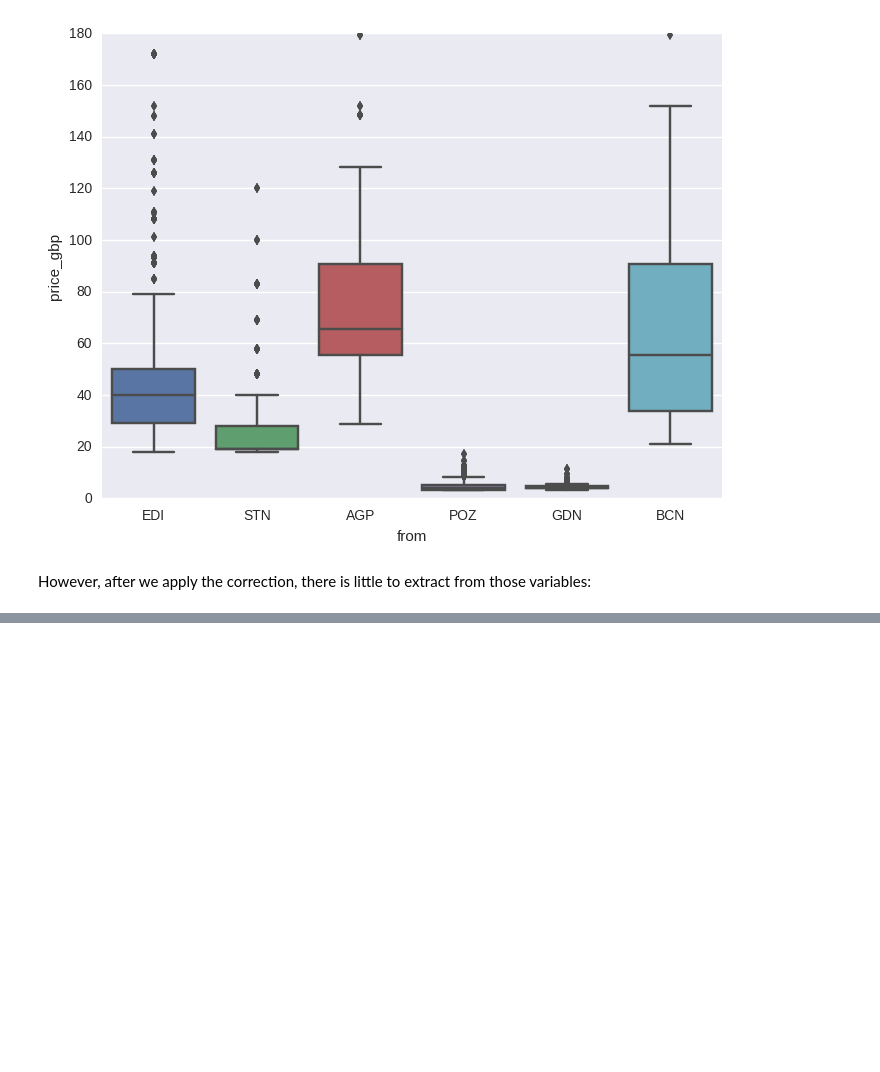
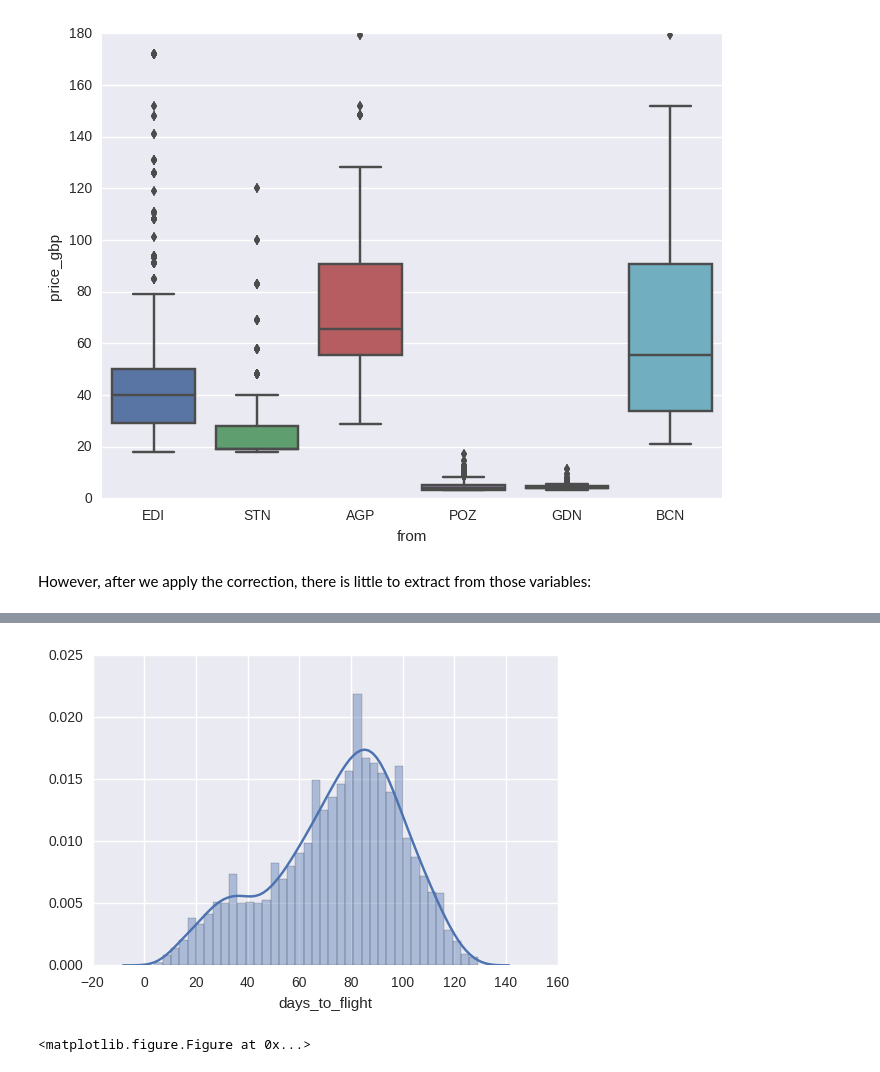
Before and after one commit to iramusa/price-pred, a Jupyter notebook: notebooks/visualise.ipynb, the cells around one changed output, grey strips where cells are left out. Saved outputs shown, nothing was run; the diff lists cells and outputs as text; code cells hidden in the pictures; blank space fills up the shorter version.

```diff
--- a/notebooks/visualise.ipynb
+++ b/notebooks/visualise.ipynb
@@ -126,0 +136,7 @@ fig = sns.boxplot(x=var_ctrl, y=var_dep, data=data)
+# %%
+#histogram and normal probability plot
+sns.distplot(data['days_to_flight']);
+fig = plt.figure()
+# %% [output]
+[figure, added]
+<matplotlib.figure.Figure at 0x...>
```
Also changed, not shown: parts of 13 cells of this notebook.
